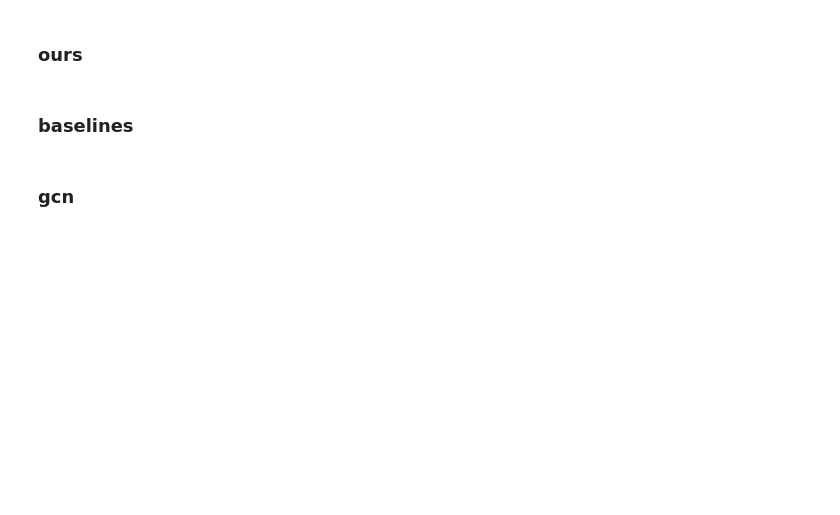
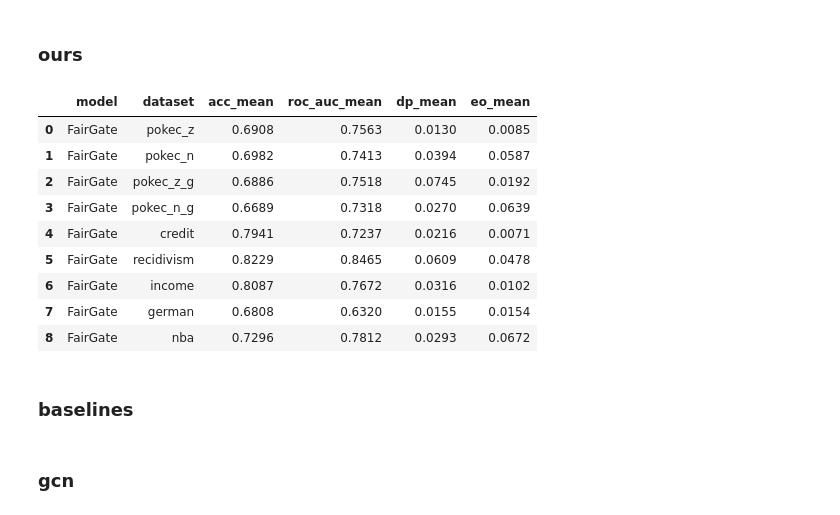
Before and after one commit to sybeam27/FairGate, a Jupyter notebook: 0.results.ipynb, the cells around one changed output. Cells and saved outputs as stored; diff of their text form; code cells hidden in the pictures; blank space fills up the shorter version.

```diff
--- a/0.results.ipynb
+++ b/0.results.ipynb
@@ -190,20 +208,31 @@ df['dataset'] = pd.Categorical(
 df.sort_values('dataset')
 # [df.dataset == 'nba']
 # %%
-df = pd.read_csv(f'./outputs/tune_lambda.csv')
+df = pd.read_csv(f'./outputs/exp_main.csv')
 df = df[[
     'model', 'dataset',
     'acc_mean',
     # 'acc_std',
     'roc_auc_mean',
     # 'roc_auc_std',
     'dp_mean',
     # 'dp_std',
     'eo_mean',
     # 'eo_std',
     # 'time_sec_mean', 'time_sec_std'
 ]]
 df
+# %% [output]
+|  | model | dataset | acc_mean | roc_auc_mean | dp_mean | eo_mean |
+| 0 | FairGate | pokec_z | 0.6908 | 0.7563 | 0.0130 | 0.0085 |
+| 1 | FairGate | pokec_n | 0.6982 | 0.7413 | 0.0394 | 0.0587 |
+| 2 | FairGate | pokec_z_g | 0.6886 | 0.7518 | 0.0745 | 0.0192 |
+| 3 | FairGate | pokec_n_g | 0.6689 | 0.7318 | 0.0270 | 0.0639 |
+| 4 | FairGate | credit | 0.7941 | 0.7237 | 0.0216 | 0.0071 |
+| 5 | FairGate | recidivism | 0.8229 | 0.8465 | 0.0609 | 0.0478 |
+| 6 | FairGate | income | 0.8087 | 0.7672 | 0.0316 | 0.0102 |
+| 7 | FairGate | german | 0.6808 | 0.6320 | 0.0155 | 0.0154 |
+| 8 | FairGate | nba | 0.7296 | 0.7812 | 0.0293 | 0.0672 |
 # %% [markdown]
 ### baselines
 # %%
```
Also changed, not shown: parts of 1 cell of this notebook, 5 other files.
